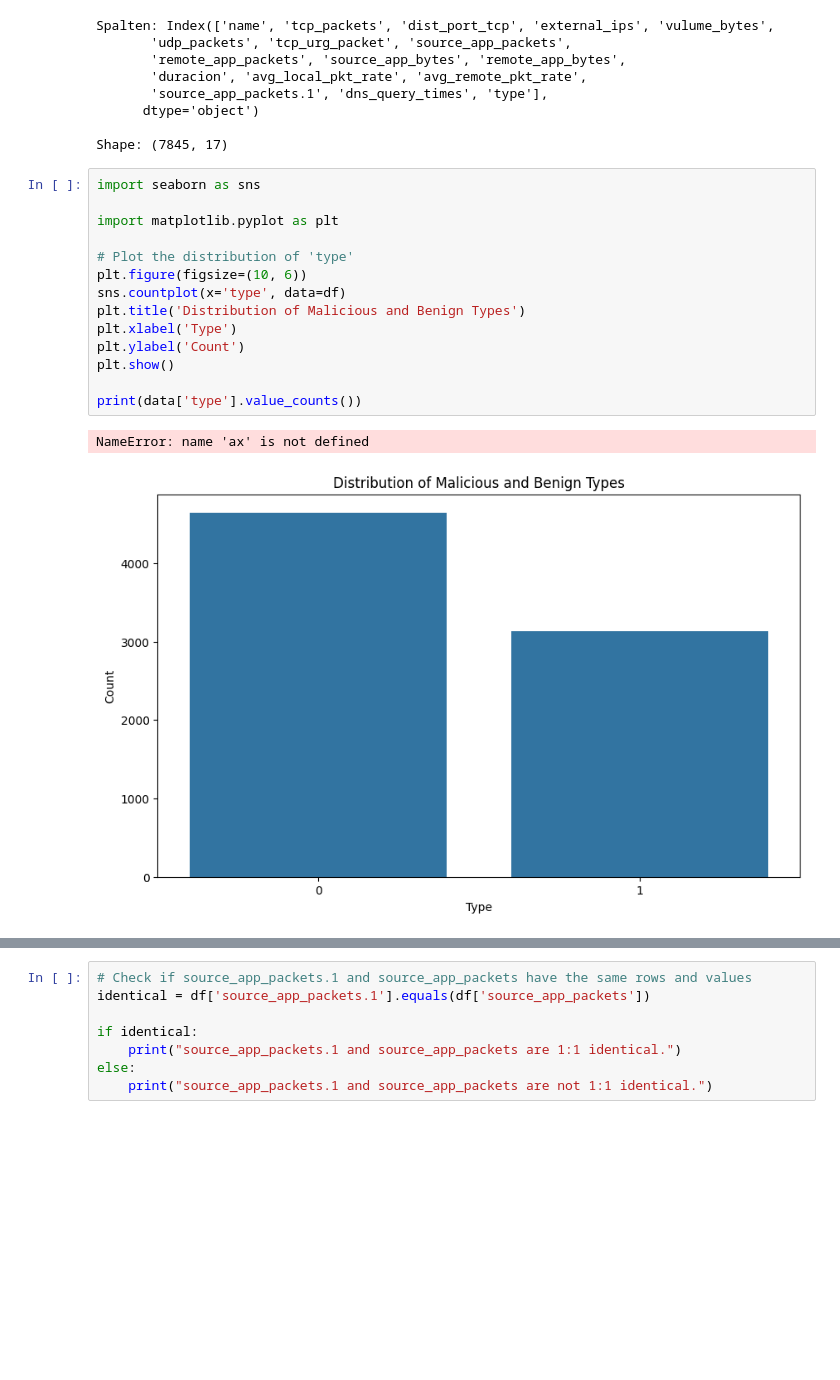
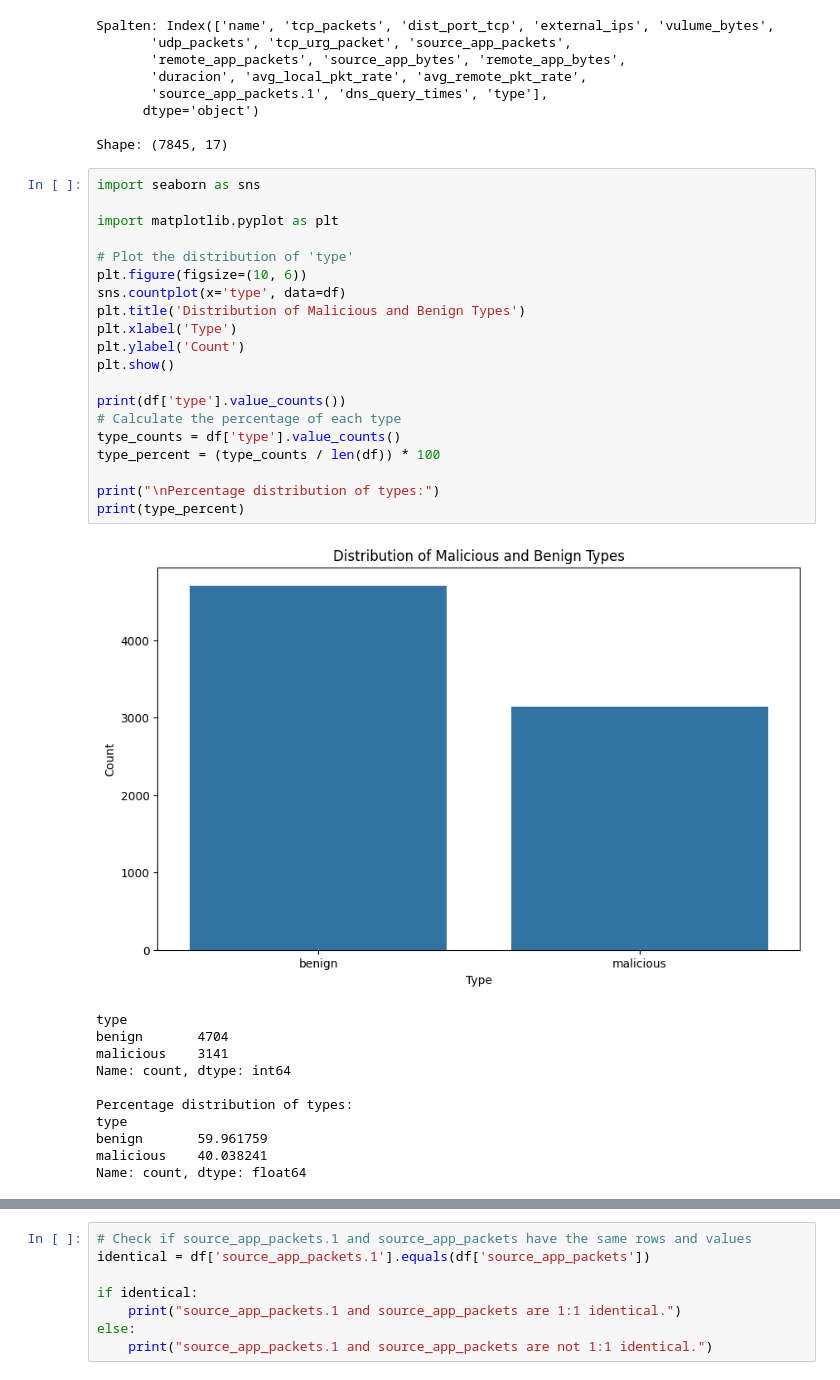
Before and after one commit to arlindgu/dsai-ai-training, a Jupyter notebook: notebooknew.ipynb, the cells around one changed output, grey strips where cells are left out. Drawn from its saved outputs; the diff is of its cells as text; blank space fills up the shorter version.

```diff
--- a/notebooknew.ipynb
+++ b/notebooknew.ipynb
@@ -45,17 +163,32 @@ Shape: (7845, 17)
 # %%
 import seaborn as sns
 
 import matplotlib.pyplot as plt
 
 # Plot the distribution of 'type'
 plt.figure(figsize=(10, 6))
 sns.countplot(x='type', data=df)
 plt.title('Distribution of Malicious and Benign Types')
 plt.xlabel('Type')
 plt.ylabel('Count')
 plt.show()
 
-print(data['type'].value_counts())
+print(df['type'].value_counts())
+# Calculate the percentage of each type
+type_counts = df['type'].value_counts()
+type_percent = (type_counts / len(df)) * 100
+
+print("\nPercentage distribution of types:")
+print(type_percent)
 # %% [output]
+[figure, new version]
-NameError: name 'ax' is not defined
+type
+benign       4704
+malicious    3141
+Name: count, dtype: int64
+
+Percentage distribution of types:
+type
+benign       59.961759
+malicious    40.038241
+Name: count, dtype: float64
-[figure, old version]
```
Also changed, not shown: parts of 6 cells of this notebook, 1 other file.
